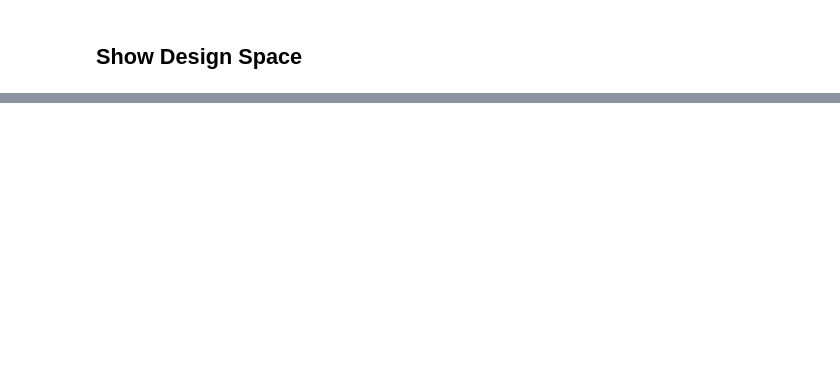
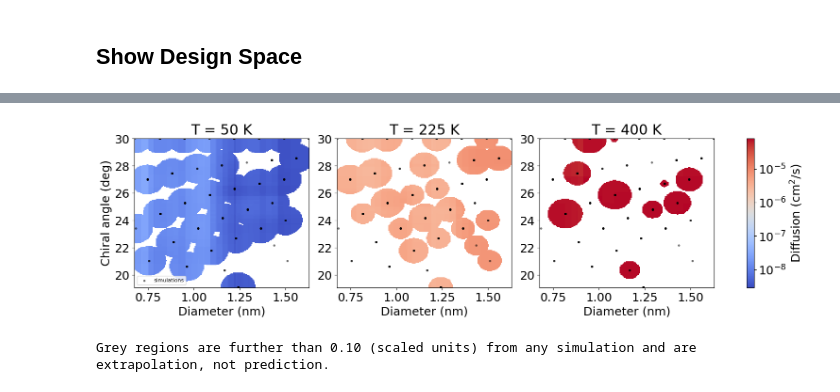
Before and after one commit to huatc/Confined-Water-CNT, a Jupyter notebook: Notebooks/Fit ML and Plotting.ipynb, the cells around one changed output, grey strips where cells are left out. Cells and saved outputs as stored; diff of their text form; code cells hidden in the pictures; blank space fills up the shorter version.

```diff
--- a/Notebooks/Fit ML and Plotting.ipynb
+++ b/Notebooks/Fit ML and Plotting.ipynb
@@ -732,0 +867,13 @@ plt.xlabel("Diameter (nm)")
+# %%
+# ---- 2: leave-one-geometry-out --------------------------------------------
+logo = LeaveOneGroupOut()
+rows, logo_pred = [], {}
+for name, mdl in ev_models().items():
+    p = cross_val_predict(ev_pipe(mdl), Xev, y_log, groups=groups, cv=logo)
+    logo_pred[name] = p
+    mae = mean_absolute_error(y_log, p)
+    rows.append(dict(model=name, R2=r2_score(y_log, p), MAE_dex=mae,
+                     typical_factor_error=10**mae))
+logo_results = pd.DataFrame(rows)
+logo_results.to_csv('../Figures/ml_leave_one_geometry_out.csv', index=False)
+logo_results.round(3)
@@ -732,0 +966,65 @@ plt.xlabel("Diameter (nm)")
+# %%
+# ---- 5: prediction interval, and how far the map is from the data ---------
+import matplotlib.pyplot as plt
+
+_sc = MinMaxScaler().fit(Xev)
+Xs = _sc.transform(Xev)
+rf_full = RandomForestRegressor(n_estimators=300, random_state=0).fit(Xs, y_log)
+per_tree = np.stack([t.predict(Xs) for t in rf_full.estimators_])
+sd_tree = per_tree.std(axis=0)
+resid = np.abs(y_log - logo_pred['RandomForest'])
+
+print(f'RF spread across trees (in-sample): median {np.median(sd_tree):.3f} dex '
+      f'= {10**np.median(sd_tree):.2f}x')
+print(f'Actual held-out error (LOGO):       median {np.median(resid):.3f} dex '
+      f'= {10**np.median(resid):.2f}x')
+print(f'-> the tree spread understates the true error by '
+      f'{np.median(resid)/np.median(sd_tree):.1f}x')
+print(f'-> coverage of a nominal +/-1 sd interval: '
+      f'{100*np.mean(resid <= sd_tree):.0f}%  (a calibrated interval gives ~68%)')
+
+# distance from each map pixel to the nearest training point, in scaled units
+_tree = cKDTree(Xs)
+
+
+def map_mask(diam_grid, chir_grid, T_scaled, threshold=0.10):
+    """True where the map is further than `threshold` from any training point."""
+    G = np.column_stack([diam_grid.ravel(), chir_grid.ravel(),
+                         np.full(diam_grid.size, T_scaled)])
+    d, _ = _tree.query(G)
+    return d.reshape(diam_grid.shape) > threshold
+
+
+gd = np.linspace(0, 1, 200)
+GD, GC = np.meshgrid(gd, gd)
+# shared colour scale across panels, in log10 D
+_p = [rf_full.predict(np.column_stack([GD.ravel(), GC.ravel(),
+                                       np.full(GD.size, t)]))
+      for t in (0.0, 0.5, 1.0)]
+_vmin, _vmax = min(p.min() for p in _p), max(p.max() for p in _p)
+fig, axes = plt.subplots(1, 3, figsize=(15, 4.2), constrained_layout=True)
+for ax, Ts in zip(axes, (0.0, 0.5, 1.0)):
+    G = np.column_stack([GD.ravel(), GC.ravel(), np.full(GD.size, Ts)])
+    pred = rf_full.predict(G).reshape(GD.shape)
+    masked = np.ma.array(pred, mask=map_mask(GD, GC, Ts))
+    dm, dM = Xev[:, 0].min(), Xev[:, 0].max()
+    cm, cM = Xev[:, 1].min(), Xev[:, 1].max()
+    im = ax.pcolormesh(GD*(dM-dm)+dm, GC*(cM-cm)+cm, masked,
+                       shading='auto', cmap='coolwarm',
+                       vmin=_vmin, vmax=_vmax)
+    ax.scatter(Xev[:, 0], Xev[:, 1], s=6, c='k', alpha=.45, label='simulations')
+    ax.set_xlabel('Diameter (nm)')
+    ax.set_title(f'T = {Ts*(Xev[:,2].max()-Xev[:,2].min())+Xev[:,2].min():.0f} K')
+axes[0].set_ylabel('Chiral angle (deg)')
+axes[0].legend(fontsize=8, loc='lower left')
+_cb = fig.colorbar(im, ax=axes)
+_dec = np.arange(np.ceil(_vmin), np.floor(_vmax) + 1)
+_dec = _dec[(_dec >= _vmin) & (_dec <= _vmax)]
+_cb.set_ticks(_dec)
+_cb.set_ticklabels([rf'$10^{{{int(e)}}}$' for e in _dec])
+_cb.set_label(r'Diffusion (cm$^2$/s)')
+plt.savefig('../Figures/Diffusion_masked.png', dpi=600, bbox_inches='tight')
+plt.show()
+print('\nGrey regions are further than 0.10 (scaled units) from any simulation '
+      'and are extrapolation, not prediction.')
+# %% [output]
@@ -732,0 +1035,2 @@ plt.xlabel("Diameter (nm)")
+[figure, added]
+Grey regions are further than 0.10 (scaled units) from any simulation and are extrapolation, not prediction.
```
Also changed, not shown: parts of 30 cells of this notebook, 6 other files.
